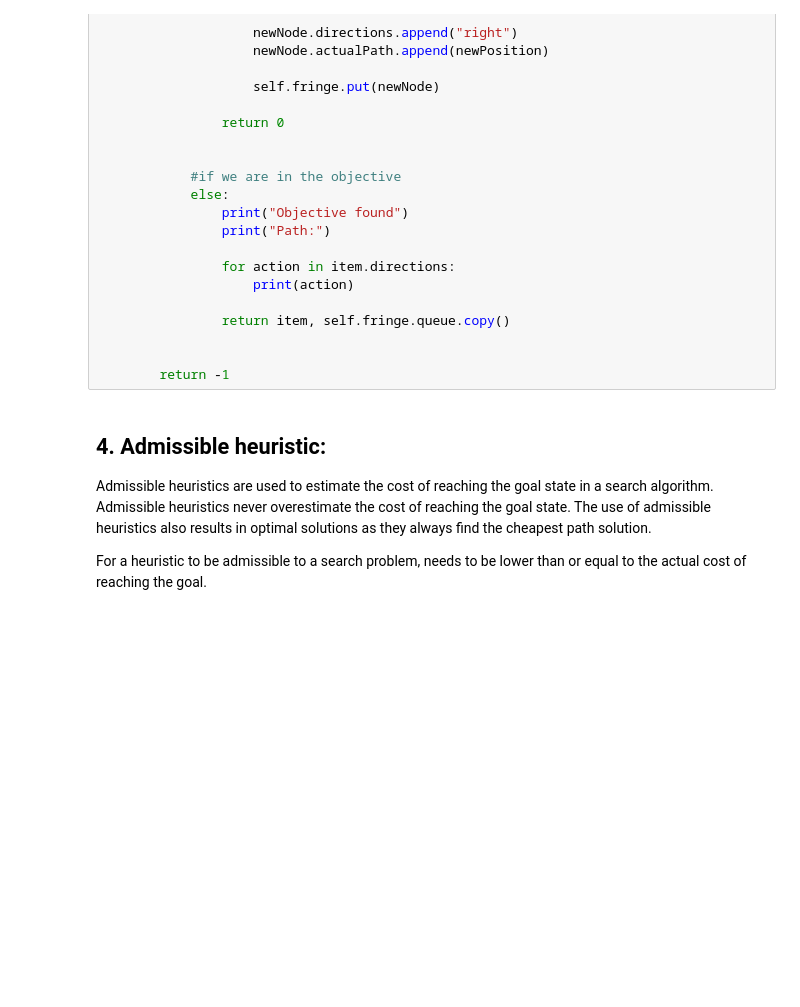
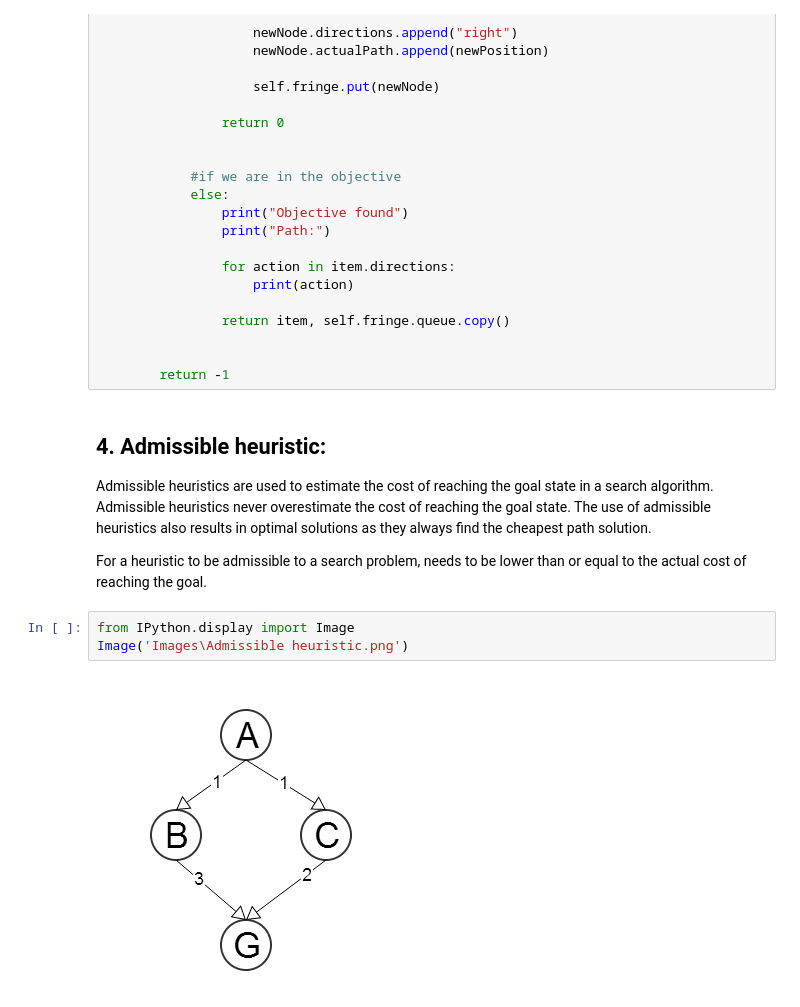
Before and after one commit to rpenal/ProyectosIA, a Jupyter notebook: Part 2 Mazesolver.ipynb, the cells around one changed output. Cells and saved outputs as stored; diff of their text form; blank space fills up the shorter version.

```diff
--- a/Part 2 Mazesolver.ipynb
+++ b/Part 2 Mazesolver.ipynb
@@ -499,3 +499,8 @@ class AstarPath:
 Admissible heuristics are used to estimate the cost of reaching the goal state in a search algorithm. Admissible heuristics never overestimate the cost of reaching the goal state. The use of admissible heuristics also results in optimal solutions as they always find the cheapest path solution.
 
 For a heuristic to be admissible to a search problem, needs to be lower than or equal to the actual cost of reaching the goal.
+# %%
+from IPython.display import Image
+Image('Images\Admissible heuristic.png')
+# %% [output]
+[figure, added]
```
Also changed, not shown: parts of 5 cells of this notebook, 3 other files.
